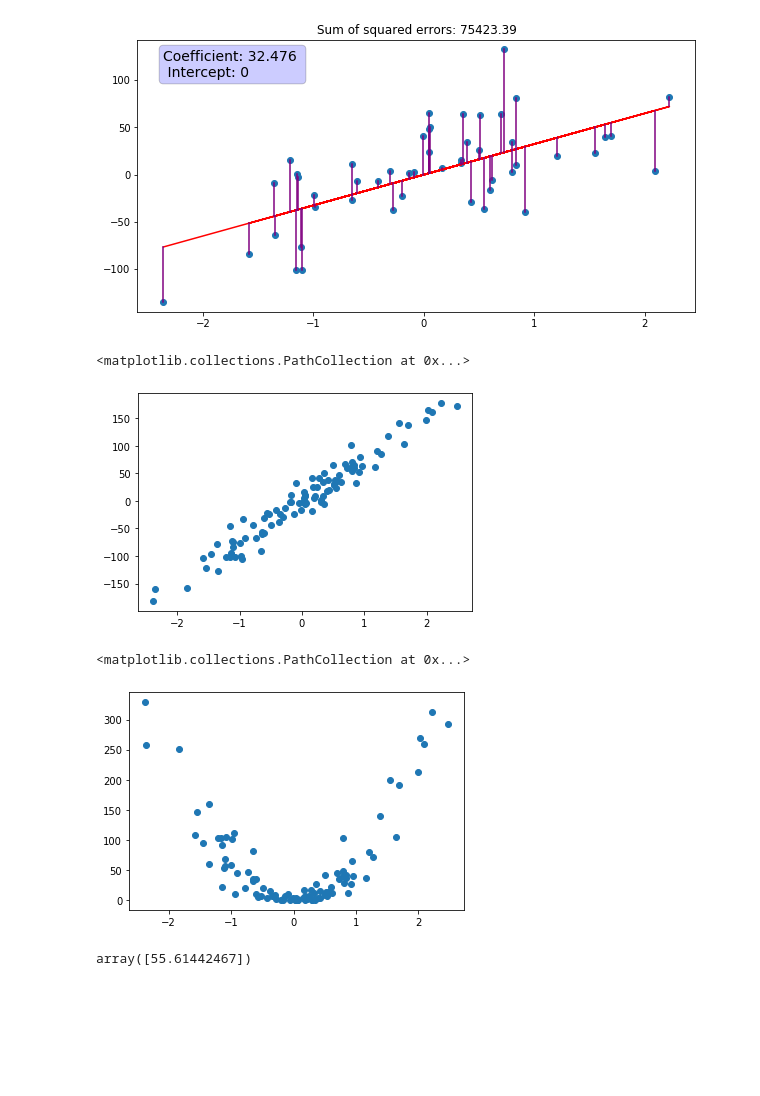
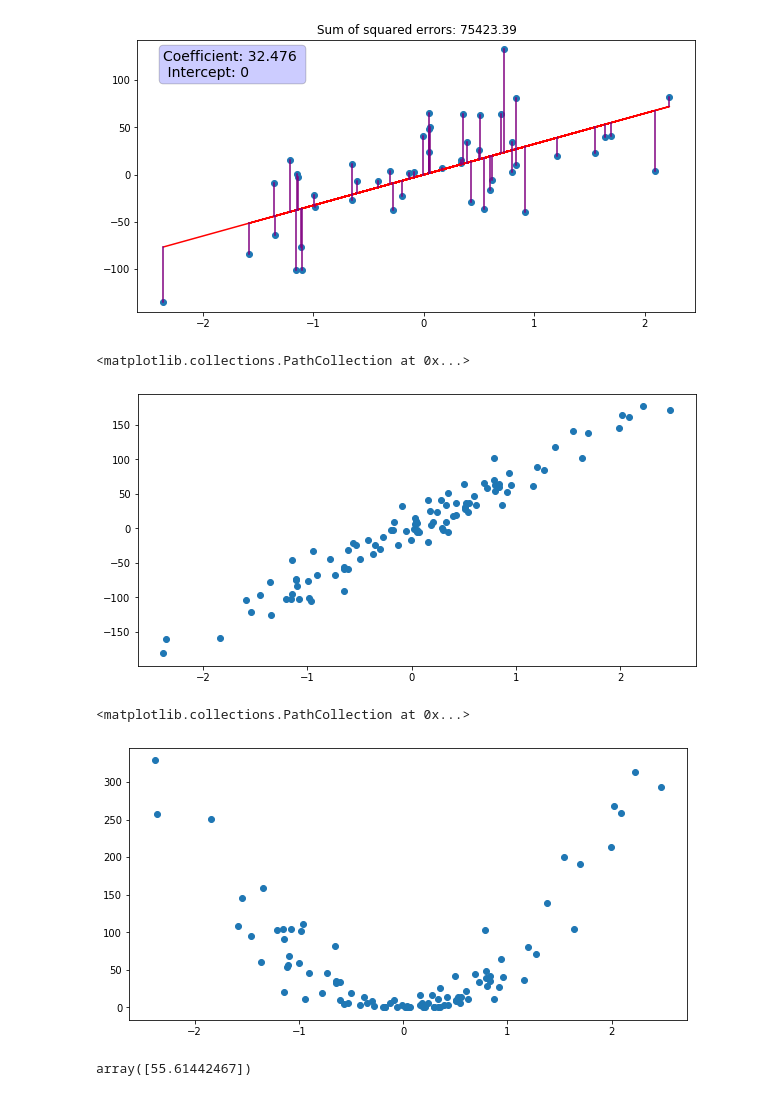
Before and after one commit to max-miller/ds_ground_up, a Jupyter notebook: regression/regression.ipynb, the cells around one changed output. Saved outputs shown, nothing was run; the diff lists cells and outputs as text; code cells hidden in the pictures; blank space fills up the shorter version.

Commit message:
Linear visuals + first logistic

```diff
--- a/regression/regression.ipynb
+++ b/regression/regression.ipynb
@@ -98,15 +98,17 @@ cost_function_sse(x,y,32.476,0)
 [figure]
 # %%
 x2, y2 = make_regression(n_samples=100,n_features=1,noise=20,random_state=4)
+plt.figure(figsize=(10,5))
 plt.scatter(x2,y2)
 # %% [output]
 <matplotlib.collections.PathCollection at 0x...>
-[figure, old version]
+[figure, new version]
 # %%
+plt.figure(figsize=(10,5))
 plt.scatter(x2,(y2/10)**2)
 # %% [output]
 <matplotlib.collections.PathCollection at 0x...>
-[figure, old version]
+[figure, new version]
 # %%
 lr = LinearRegression()
 lr.fit(x2**2,(y2/10)**2)
```
Also changed, not shown: parts of 8 cells of this notebook.
